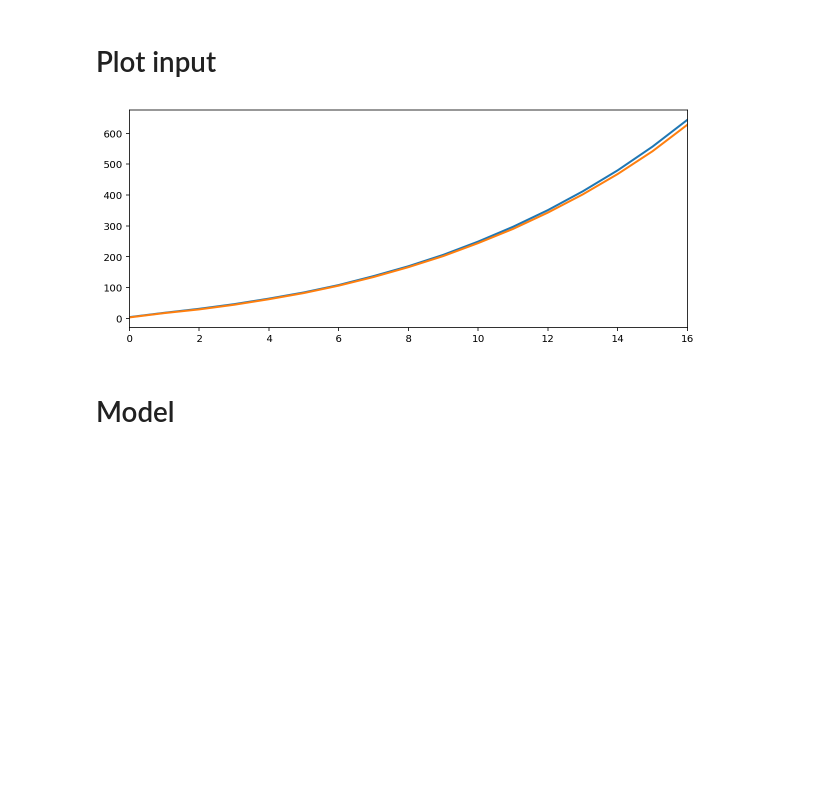
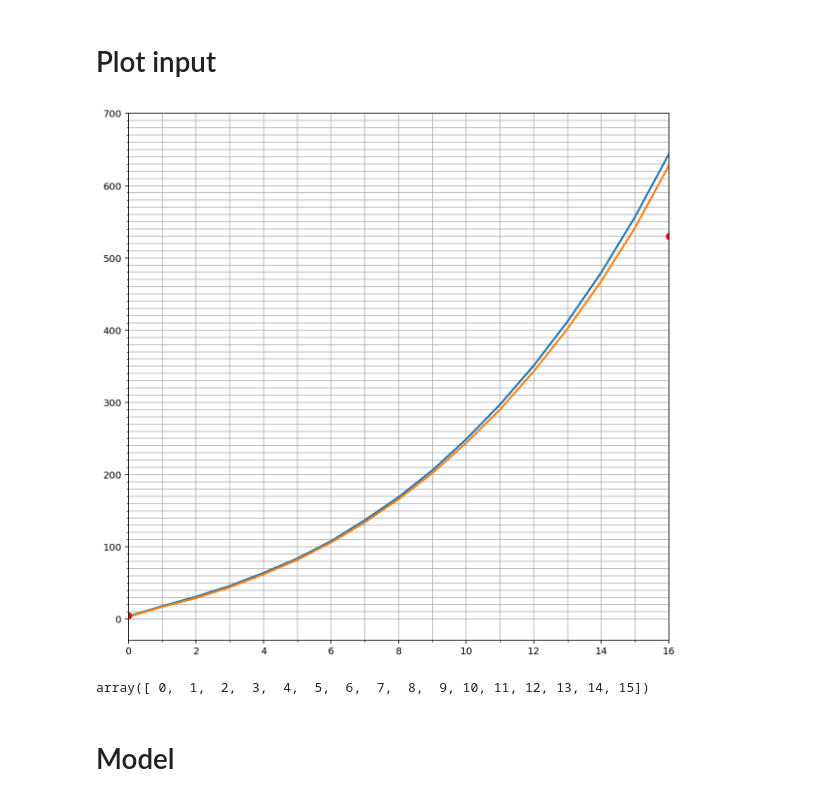
Before and after one commit to ilirium/macbook_brightness, a Jupyter notebook: calc.ipynb, the cells around one changed output. Saved outputs shown, nothing was run; the diff lists cells and outputs as text; code cells hidden in the pictures; blank space fills up the shorter version.

Commit message:
added: grid lines for input data plotting

```diff
--- a/calc.ipynb
+++ b/calc.ipynb
@@ -37,13 +37,21 @@ x_mbp = np.array([0, 16])
 # %% [markdown]
 # Plot input
 # %%
-plt.figure(figsize=(10, 4))
-plt.plot(x, brightness_4K_monitor, lw=2.0)
-plt.plot(x, brightness_5K_monitor, lw=2.0)
-plt.autoscale(axis="x", tight=True)
+fig, ax = plt.subplots(figsize=(10, 10))
+ax.plot(x, brightness_4K_monitor, lw=2.0)
+ax.plot(x, brightness_5K_monitor, lw=2.0)
+ax.plot(x_mbp, brightness_mbp, 'ro')
+ax.set_xticks(np.arange(0, 16, 1), minor=True)
+ax.set_yticks(np.arange(0, 710, 10), minor=True)
+ax.grid(which='both')
+ax.autoscale(axis="x", tight=True)
 plt.show()
 # %% [output]
-[figure, old version]
+[figure, new version]
+# %%
+np.arange(0, 16)
+# %% [output]
+array([ 0,  1,  2,  3,  4,  5,  6,  7,  8,  9, 10, 11, 12, 13, 14, 15])
 # %% [markdown]
 # Model
 # %% [markdown]
```
Also changed, not shown: parts of 1 cell of this notebook.
